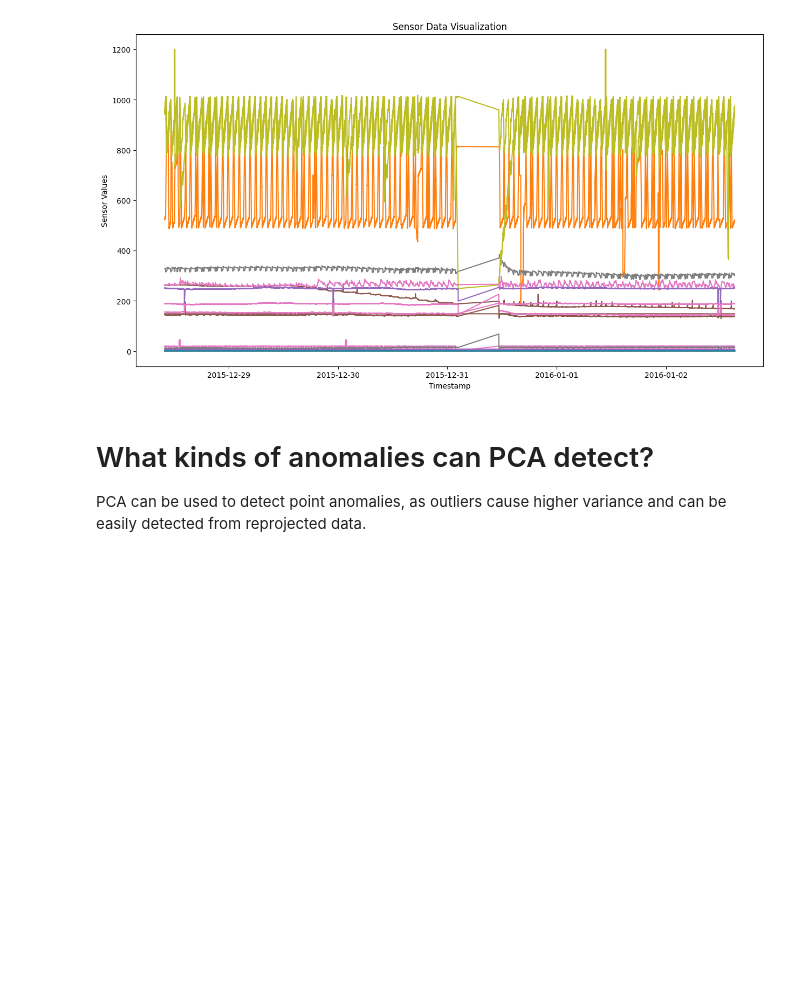
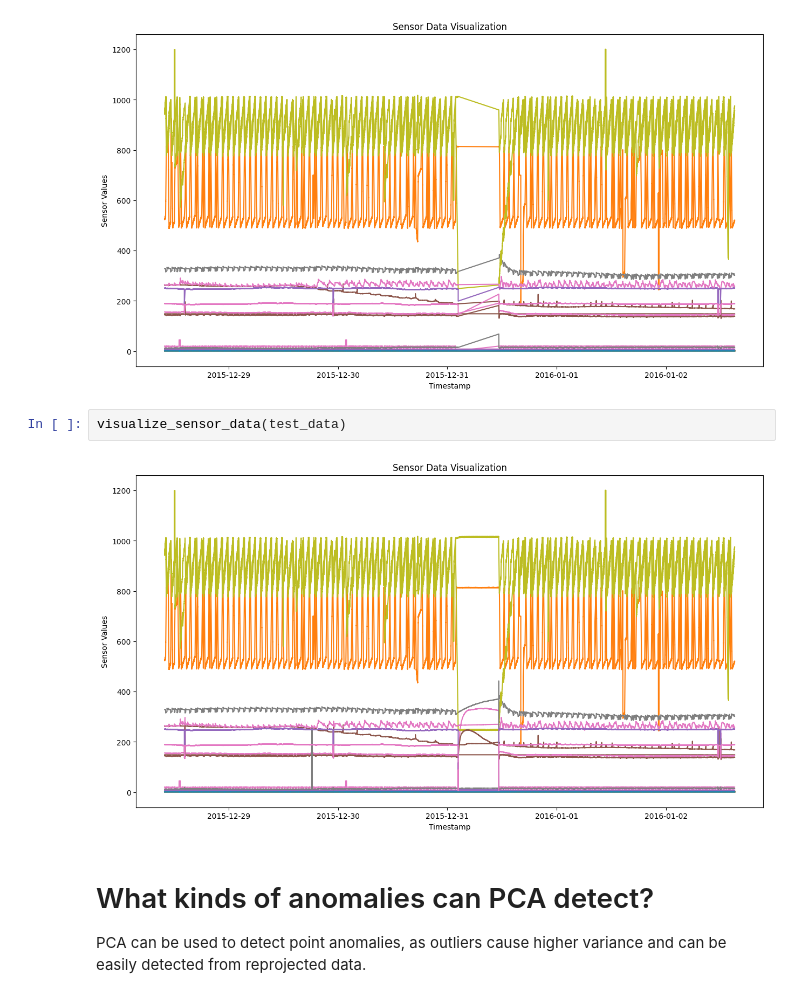
Before and after one commit to andreist3fan/vitejii-dm, a Jupyter notebook: ADAS.ipynb, the cells around one changed output. Drawn from its saved outputs; the diff is of its cells as text; blank space fills up the shorter version.

```diff
--- a/ADAS.ipynb
+++ b/ADAS.ipynb
@@ -446,6 +446,10 @@ bobona = test_data.iloc[indices]
 visualize_sensor_data(bobona)
 # %% [output]
 [figure]
+# %%
+visualize_sensor_data(test_data)
+# %% [output]
+[figure, added]
 # %% [markdown]
 # What kinds of anomalies can PCA detect?
 
```
Also changed, not shown: 1 other file.
